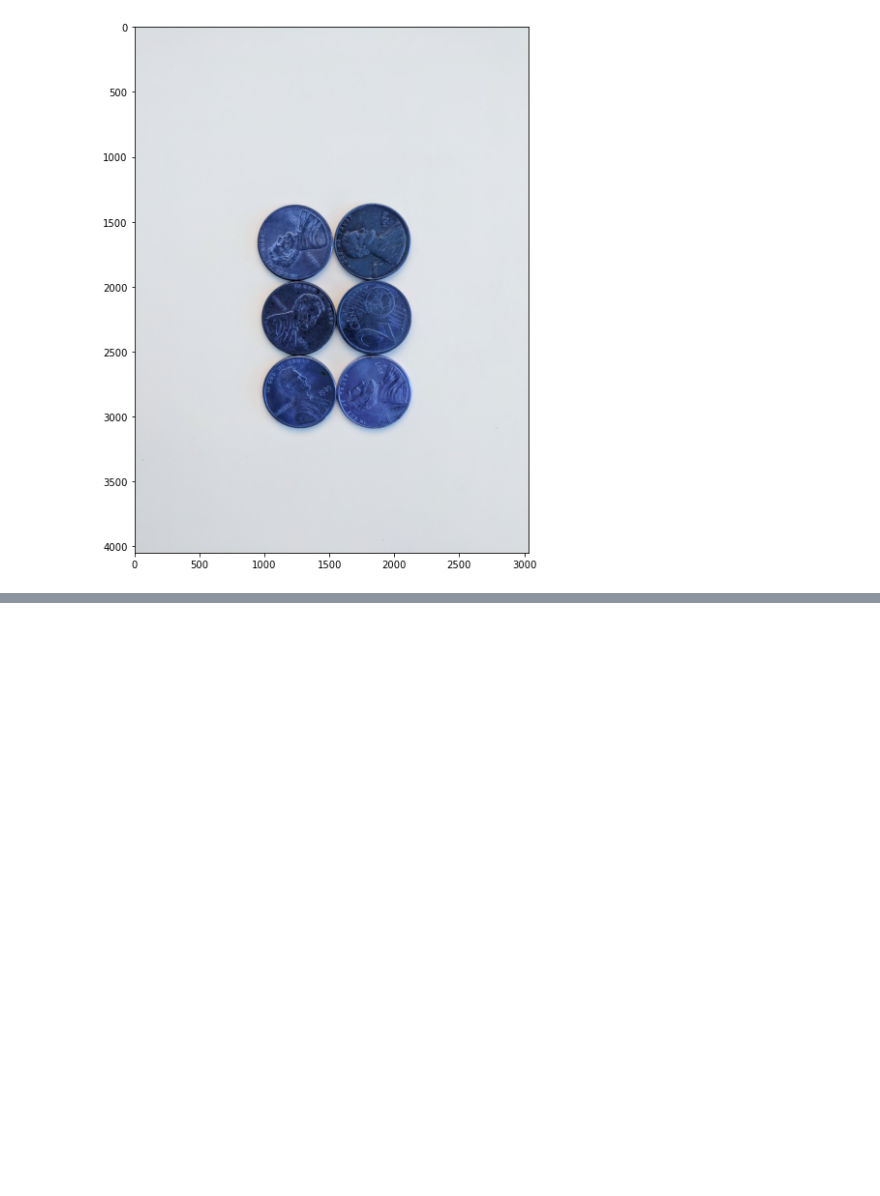
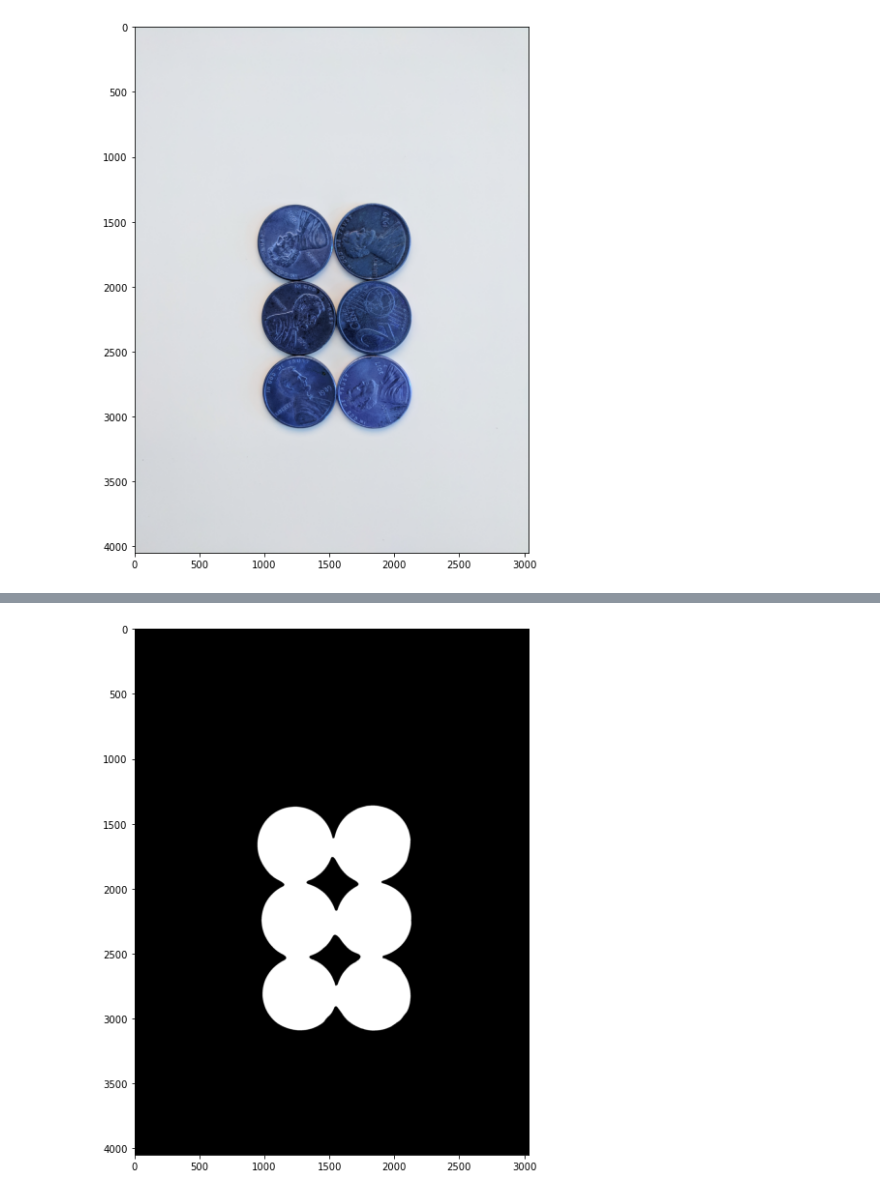
Before and after one commit to Zahed-Golabi/Computer-Vision, a Jupyter notebook: 5. Object Detection with Opencv/Watershed Algorithm.ipynb, the cells around one changed output, grey strips where cells are left out. Cells and saved outputs as stored; diff of their text form; code cells hidden in the pictures; blank space fills up the shorter version.

```diff
--- a/5. Object Detection with Opencv/Watershed Algorithm.ipynb
+++ b/5. Object Detection with Opencv/Watershed Algorithm.ipynb
@@ -28,0 +46,6 @@ display(seq_coins,"gray")
+# %%
+ret,sep_thresh = cv2.threshold(gray_sep_coins,160,255, cv2.THRESH_BINARY_INV)
+# %%
+display(sep_thresh)
+# %% [output]
+[figure, added]
```
Also changed, not shown: parts of 10 cells of this notebook.
